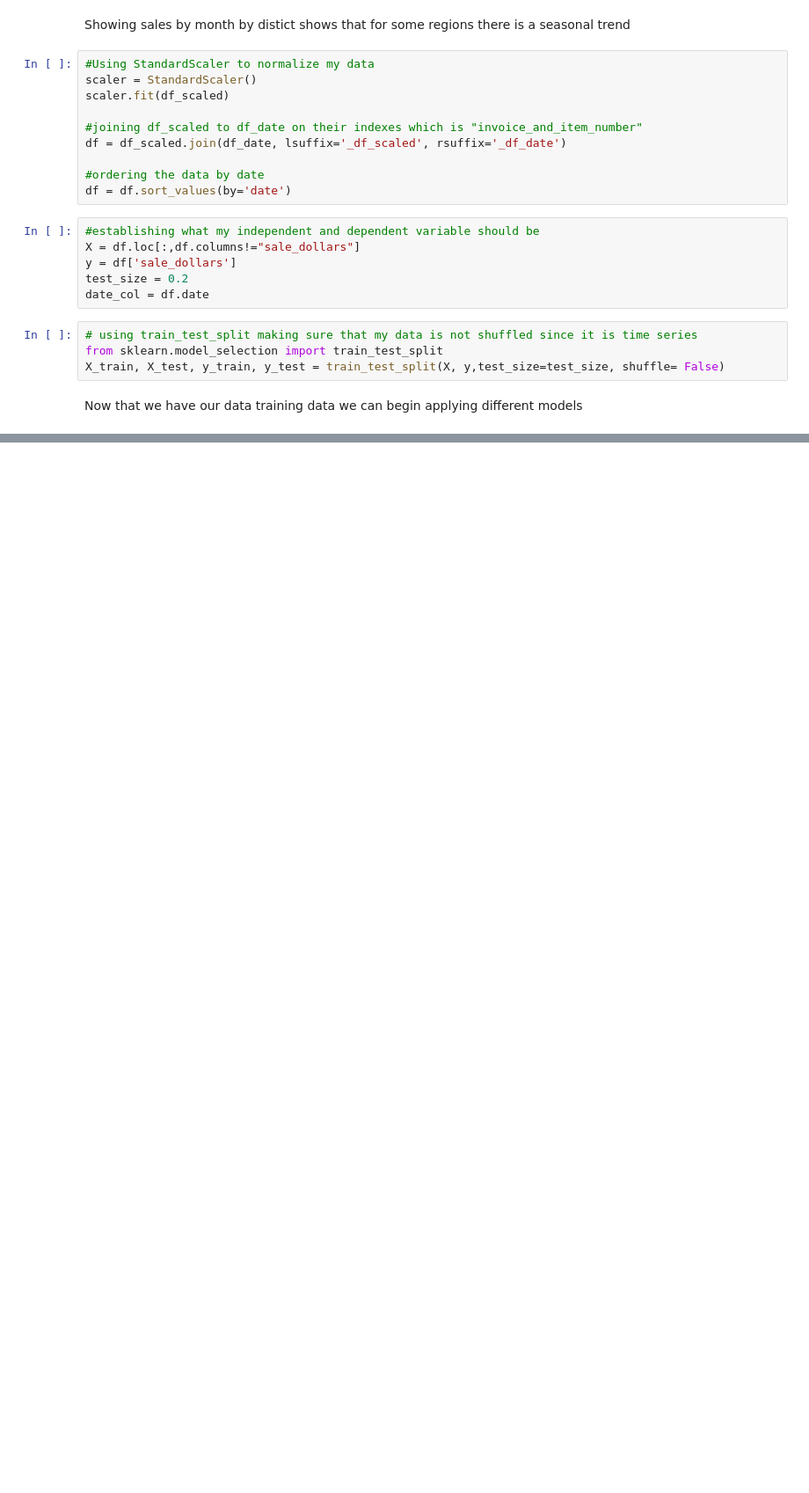
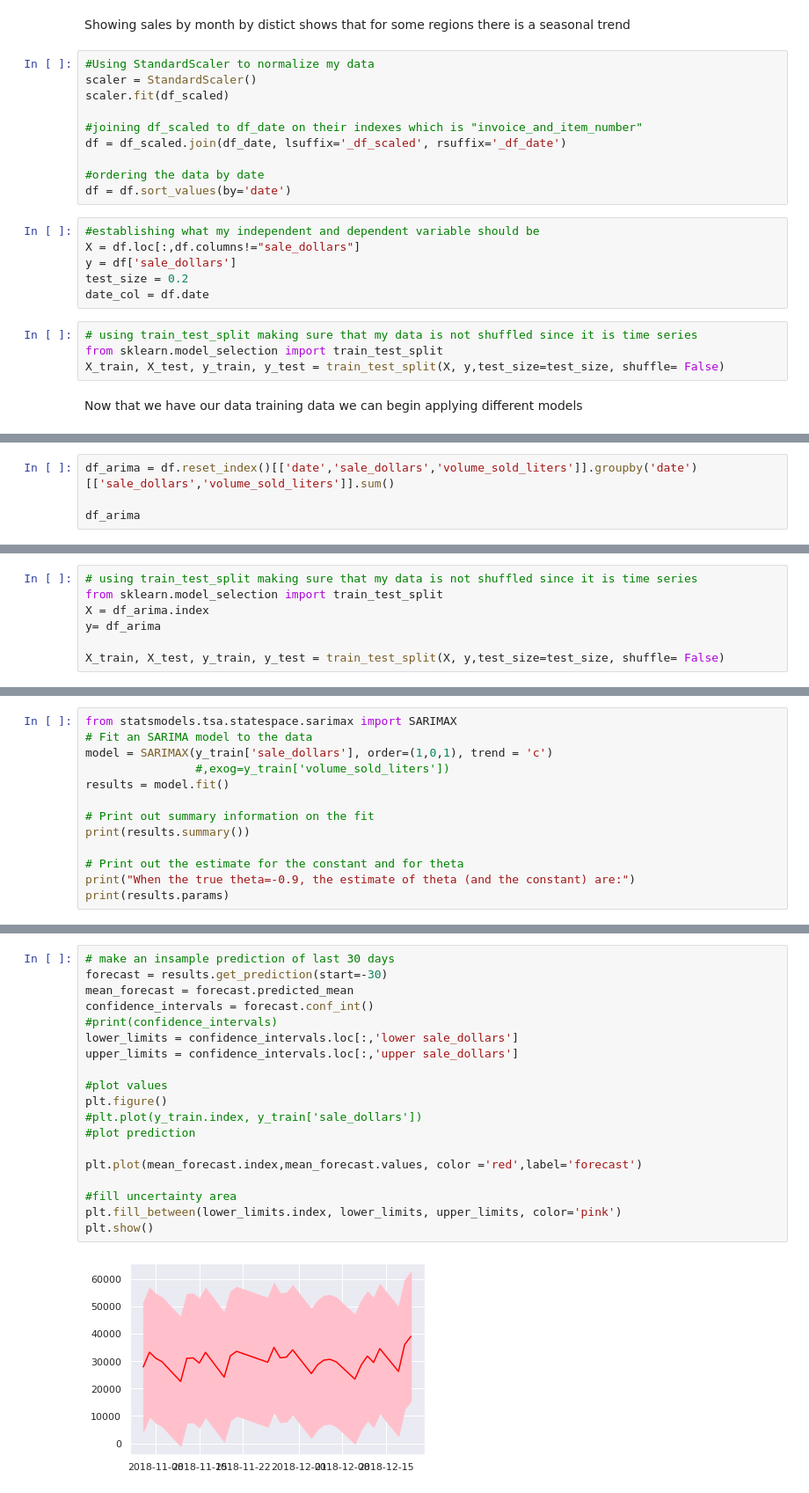
Before and after one commit to JonHaz/Capstone-2-LVMH-Sales-in-Iowa, a Jupyter notebook: LVMH_Capstone_Two_Modeling.ipynb, the cells around one changed output, grey strips where cells are left out. Shown: that part at 88% size. Cells and saved outputs as stored; diff of their text form; blank space fills up the shorter version.

```diff
--- a/LVMH_Capstone_Two_Modeling.ipynb
+++ b/LVMH_Capstone_Two_Modeling.ipynb
@@ -280,0 +313,4 @@ ARMA Model
+# %%
+df_arima = df.reset_index()[['date','sale_dollars','volume_sold_liters']].groupby('date')[['sale_dollars','volume_sold_liters']].sum()
+
+df_arima
@@ -281 +344,8 @@ ARMA Model
+# %%
+# using train_test_split making sure that my data is not shuffled since it is time series
+from sklearn.model_selection import train_test_split
+X = df_arima.index
+y= df_arima
+
+X_train, X_test, y_train, y_test = train_test_split(X, y,test_size=test_size, shuffle= False)
 # %%
@@ -291,0 +380,13 @@ print(res.params)
+# %%
+from statsmodels.tsa.statespace.sarimax import SARIMAX
+# Fit an SARIMA model to the data
+model = SARIMAX(y_train['sale_dollars'], order=(1,0,1), trend = 'c')
+                #,exog=y_train['volume_sold_liters'])
+results = model.fit()
+
+# Print out summary information on the fit
+print(results.summary())
+
+# Print out the estimate for the constant and for theta
+print("When the true theta=-0.9, the estimate of theta (and the constant) are:")
+print(results.params)
@@ -291,0 +411,21 @@ print(res.params)
+# %%
+# make an insample prediction of last 30 days
+forecast = results.get_prediction(start=-30)
+mean_forecast = forecast.predicted_mean
+confidence_intervals = forecast.conf_int()
+#print(confidence_intervals)
+lower_limits = confidence_intervals.loc[:,'lower sale_dollars']
+upper_limits = confidence_intervals.loc[:,'upper sale_dollars']
+
+#plot values
+plt.figure()
+#plt.plot(y_train.index, y_train['sale_dollars'])
+#plot prediction
+
+plt.plot(mean_forecast.index,mean_forecast.values, color ='red',label='forecast')
+
+#fill uncertainty area
+plt.fill_between(lower_limits.index, lower_limits, upper_limits, color='pink')
+plt.show()
+# %% [output]
+[figure, added]
```
Also changed, not shown: parts of 18 cells of this notebook.
